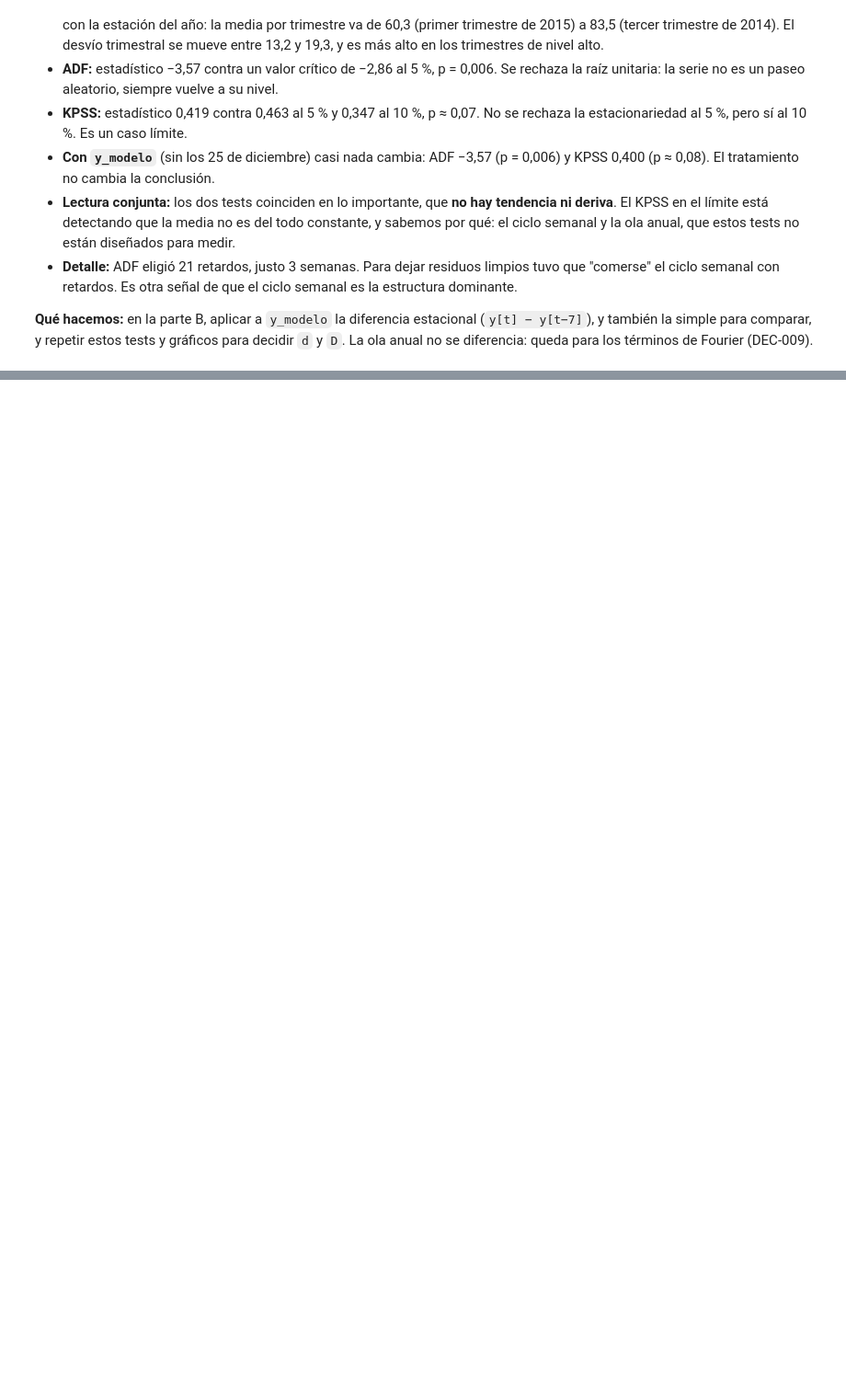
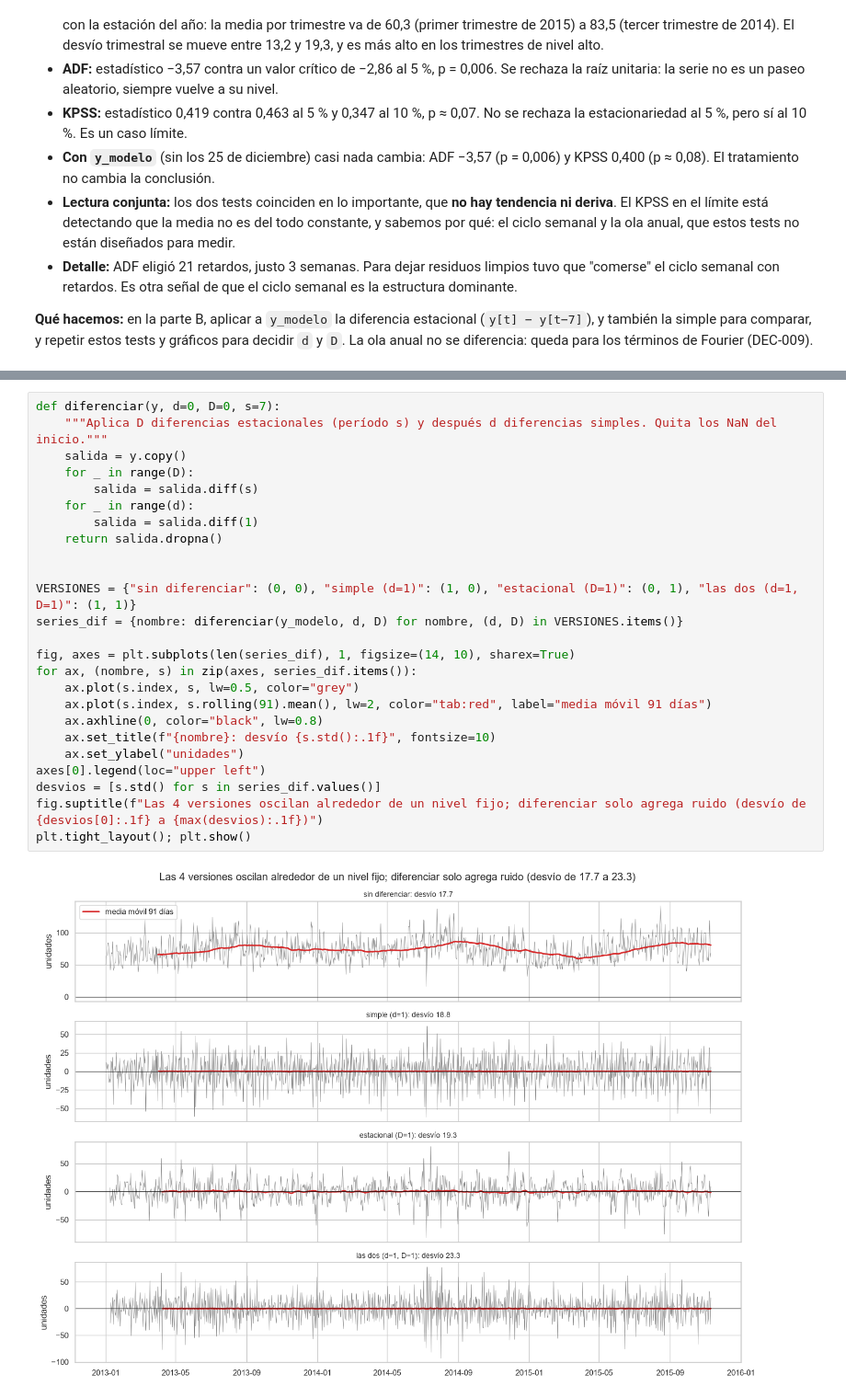
Before and after one commit to agus-chaud/forecasting-retail, a Jupyter notebook: 03_notebooks/04_SARIMA.ipynb, the cells around one changed output, grey strips where cells are left out. Shown at 92% size. Cells and saved outputs as stored; diff of their text form; blank space fills up the shorter version.

```diff
--- a/03_notebooks/04_SARIMA.ipynb
+++ b/03_notebooks/04_SARIMA.ipynb
@@ -706,0 +735,27 @@ pd.concat([test_estacionariedad(y, nombre="original"), test_estacionariedad(y_mo
+# %%
+def diferenciar(y, d=0, D=0, s=7):
+    """Aplica D diferencias estacionales (período s) y después d diferencias simples. Quita los NaN del inicio."""
+    salida = y.copy()
+    for _ in range(D):
+        salida = salida.diff(s)
+    for _ in range(d):
+        salida = salida.diff(1)
+    return salida.dropna()
+
+
+VERSIONES = {"sin diferenciar": (0, 0), "simple (d=1)": (1, 0), "estacional (D=1)": (0, 1), "las dos (d=1, D=1)": (1, 1)}
+series_dif = {nombre: diferenciar(y_modelo, d, D) for nombre, (d, D) in VERSIONES.items()}
+
+fig, axes = plt.subplots(len(series_dif), 1, figsize=(14, 10), sharex=True)
+for ax, (nombre, s) in zip(axes, series_dif.items()):
+    ax.plot(s.index, s, lw=0.5, color="grey")
+    ax.plot(s.index, s.rolling(91).mean(), lw=2, color="tab:red", label="media móvil 91 días")
+    ax.axhline(0, color="black", lw=0.8)
+    ax.set_title(f"{nombre}: desvío {s.std():.1f}", fontsize=10)
+    ax.set_ylabel("unidades")
+axes[0].legend(loc="upper left")
+desvios = [s.std() for s in series_dif.values()]
+fig.suptitle(f"Las 4 versiones oscilan alrededor de un nivel fijo; diferenciar solo agrega ruido (desvío de {desvios[0]:.1f} a {max(desvios):.1f})")
+plt.tight_layout(); plt.show()
+# %% [output]
+[figure, added]
```
Also changed, not shown: parts of 9 cells of this notebook, 2 other files.
